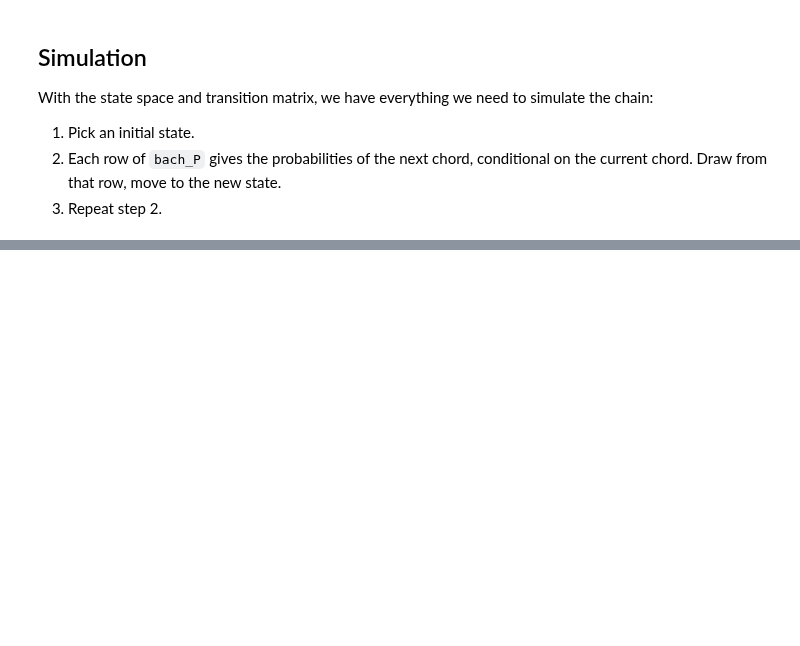
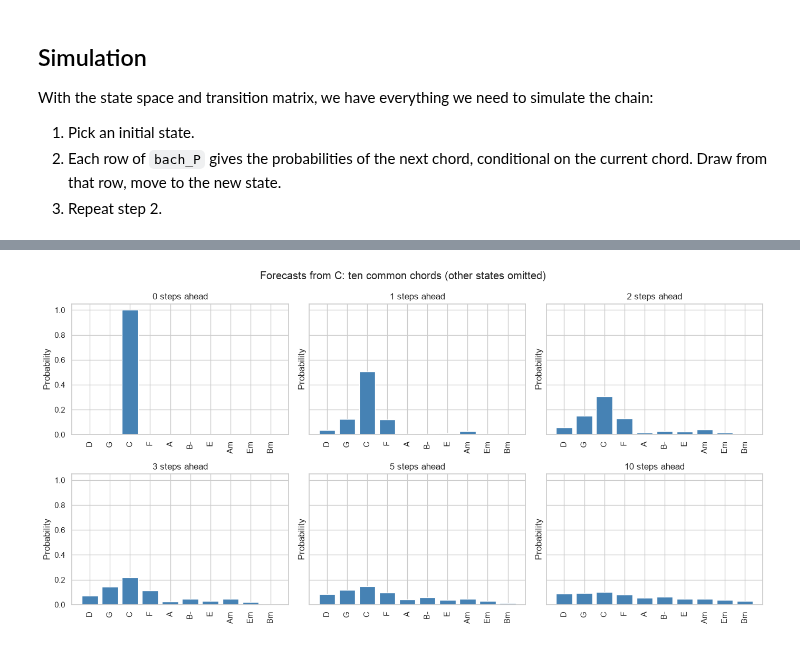
Before and after one commit to HSweazey/UU_F26_templates, a Jupyter notebook: Week10/transitions_and_simulation_in_class.ipynb, the cells around one changed output, grey strips where cells are left out. Saved outputs shown, nothing was run; the diff lists cells and outputs as text; code cells hidden in the pictures; blank space fills up the shorter version.

```diff
--- a/Week10/transitions_and_simulation_in_class.ipynb
+++ b/Week10/transitions_and_simulation_in_class.ipynb
@@ -453,0 +477,22 @@ print('First-order chain:', ' → '.join(bach_simulation))
+# %%
+initial_chord = 'C'
+initial_index = bach_states.index(initial_chord)
+initial_density = np.zeros(len(bach_states))
+initial_density[initial_index] = 1
+
+bach_forecasts = {0: initial_density.copy()}
+density = initial_density.copy()
+for horizon in range(1, 11):
+    density = density @ bach_P
+    bach_forecasts[horizon] = density.copy()
+
+assert np.allclose(bach_forecasts[1], bach_P[initial_index])
+assert all(np.isclose(forecast.sum(), 1) for forecast in bach_forecasts.values())
+
+horizons = [0, 1, 2, 3, 5, 10]
+forecast_table = pd.DataFrame(
+    {h: bach_forecasts[h] for h in horizons}, index=bach_states,
+)
+forecast_table.columns.name = 'Steps ahead'
+print('Ten chords with the greatest probability at step 10:')
+display(forecast_table.loc[forecast_table[10].nlargest(10).index].round(3))
@@ -453,0 +512,15 @@ print('First-order chain:', ' → '.join(bach_simulation))
+# %%
+# Display the same chord categories at every horizon; the complete distributions
+# are retained in bach_forecasts and forecast_table.
+shown_chords = chord_counts.head(10).index.tolist()
+shown_indices = [bach_states.index(chord) for chord in shown_chords]
+fig, axes = plt.subplots(2, 3, figsize=(14, 7), sharey=True)
+for ax, horizon in zip(axes.flat, horizons):
+    ax.bar(shown_chords, bach_forecasts[horizon][shown_indices], color='steelblue')
+    ax.set(title=f'{horizon} steps ahead', ylabel='Probability')
+    ax.tick_params(axis='x', labelrotation=90)
+fig.suptitle('Forecasts from C: ten common chords (other states omitted)')
+fig.tight_layout()
+plt.show()
+# %% [output]
+[figure, added]
```
Also changed, not shown: parts of 11 cells of this notebook, 4 other files.
